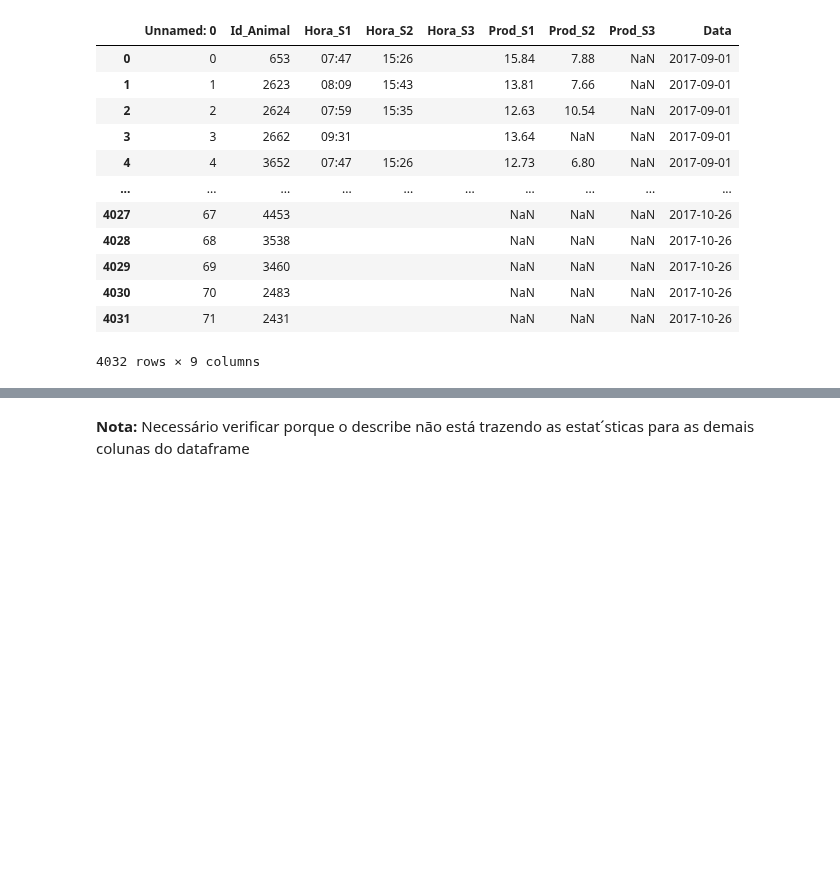
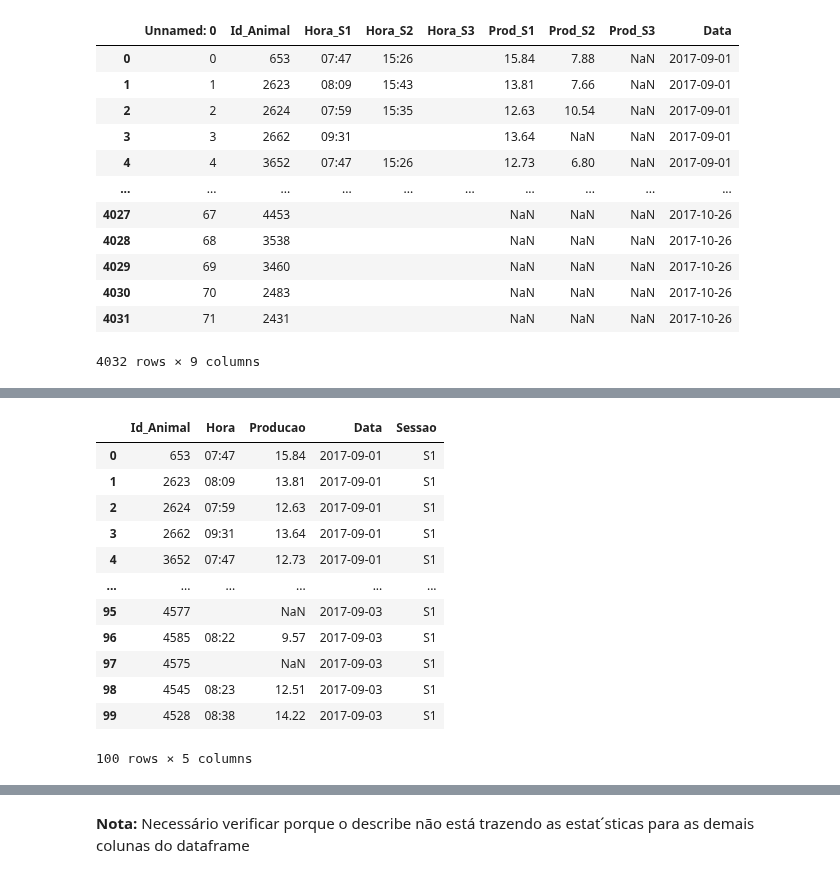
Before and after one commit to InstitutodaVinci3/vancouver, a Jupyter notebook: MedMepNewData.ipynb, the cells around one changed output, grey strips where cells are left out. Cells and saved outputs as stored; diff of their text form; code cells hidden in the pictures; blank space fills up the shorter version.

```diff
--- a/MedMepNewData.ipynb
+++ b/MedMepNewData.ipynb
@@ -470,0 +488,5 @@ prod_dia.describe()
+# %%
+headersS1 = ['Id_Animal','Hora', 'Producao', 'Data']
+S1 = pd.concat(data, axis=1, keys=headers)
+S1['Sessao']='S1'
+S1.head()
@@ -470,0 +502,5 @@ prod_dia.describe()
+# %%
+headersSF = ['Id_Animal','Hora', 'Producao', 'Data']
+SF = pd.concat(data, axis=1, keys=headers)
+SF['Sessao']='S2'
+SF.head()
@@ -470,0 +514,18 @@ prod_dia.describe()
+# %%
+lista=[S1,SF]
+prod_dia_final = pd.concat(lista)
+prod_dia_final.head(100)
+# %% [output]
+|  | Id_Animal | Hora | Producao | Data | Sessao |
+| 0 | 653 | 07:47 | 15.84 | 2017-09-01 | S1 |
+| 1 | 2623 | 08:09 | 13.81 | 2017-09-01 | S1 |
+| 2 | 2624 | 07:59 | 12.63 | 2017-09-01 | S1 |
+| 3 | 2662 | 09:31 | 13.64 | 2017-09-01 | S1 |
+| 4 | 3652 | 07:47 | 12.73 | 2017-09-01 | S1 |
+| ... | ... | ... | ... | ... | ... |
+| 95 | 4577 |  | NaN | 2017-09-03 | S1 |
+| 96 | 4585 | 08:22 | 9.57 | 2017-09-03 | S1 |
+| 97 | 4575 |  | NaN | 2017-09-03 | S1 |
+| 98 | 4545 | 08:23 | 12.51 | 2017-09-03 | S1 |
+| 99 | 4528 | 08:38 | 14.22 | 2017-09-03 | S1 |
+100 rows × 5 columns
```
Also changed, not shown: parts of 16 cells of this notebook.
